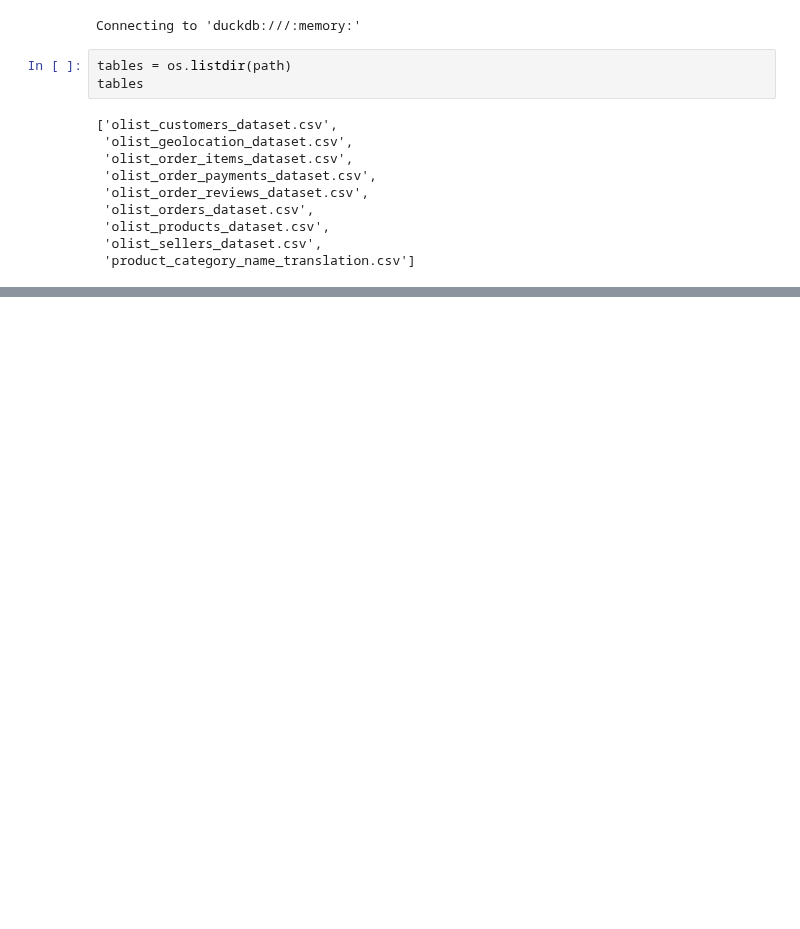
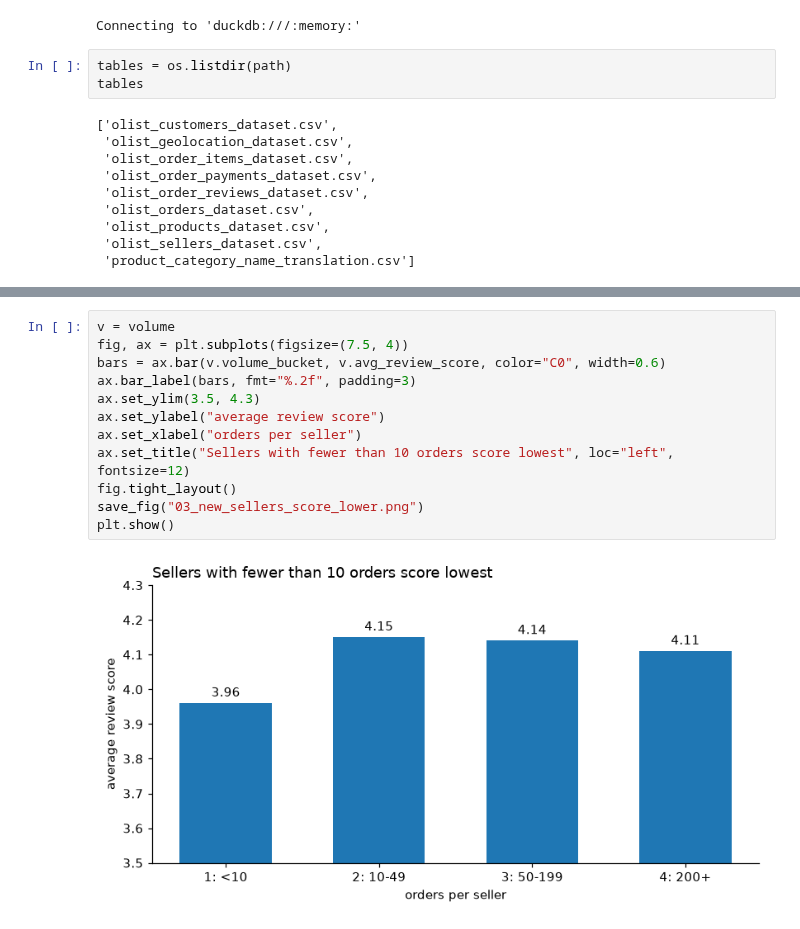
Before and after one commit to doniyor117/olist-marketplace-analysis, a Jupyter notebook: 02-seller-quality/analysis-sql.ipynb, the cells around one changed output, grey strips where cells are left out. Drawn from its saved outputs; the diff is of its cells as text; blank space fills up the shorter version.

```diff
--- a/02-seller-quality/analysis-sql.ipynb
+++ b/02-seller-quality/analysis-sql.ipynb
@@ -104,0 +466,14 @@ Running query in 'duckdb:///:memory:'
+# %%
+v = volume
+fig, ax = plt.subplots(figsize=(7.5, 4))
+bars = ax.bar(v.volume_bucket, v.avg_review_score, color="C0", width=0.6)
+ax.bar_label(bars, fmt="%.2f", padding=3)
+ax.set_ylim(3.5, 4.3)
+ax.set_ylabel("average review score")
+ax.set_xlabel("orders per seller")
+ax.set_title("Sellers with fewer than 10 orders score lowest", loc="left", fontsize=12)
+fig.tight_layout()
+save_fig("03_new_sellers_score_lower.png")
+plt.show()
+# %% [output]
+[figure, added]
```
Also changed, not shown: parts of 32 cells of this notebook, 6 other files.
